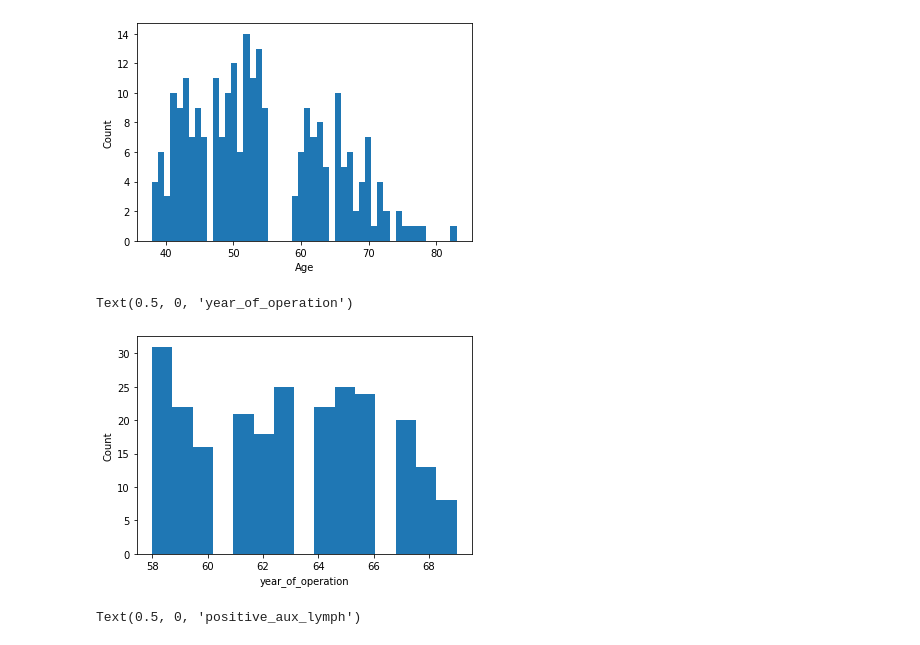
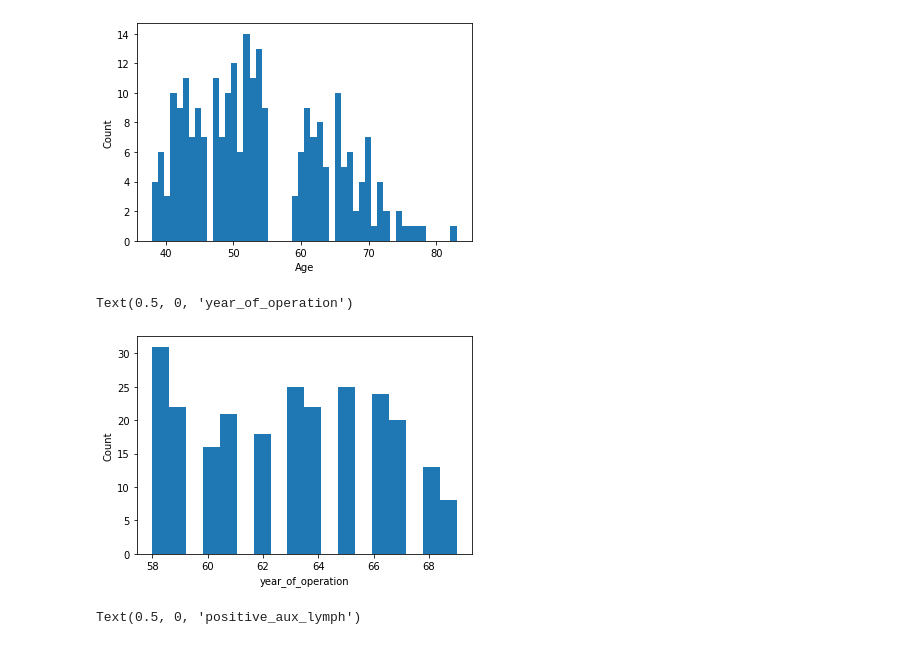
Before and after one commit to vaidhyesh1/Machine-Learning-HW, a Jupyter notebook: HW1.ipynb, the cells around one changed output. Drawn from its saved outputs; the diff is of its cells as text; code cells hidden in the pictures.

```diff
--- a/HW1.ipynb
+++ b/HW1.ipynb
@@ -32,12 +32,12 @@ plt.xlabel('Age')
 Text(0.5, 0, 'Age')
 [figure]
 # %%
-plt.hist(df_train['year_of_operation'].to_list(),bins = 15)
+plt.hist(df_train['year_of_operation'].to_list(),bins = 18)
 plt.ylabel('Count')
 plt.xlabel('year_of_operation')
 # %% [output]
 Text(0.5, 0, 'year_of_operation')
-[figure, old version]
+[figure, new version]
 # %%
 plt.hist(df_train['positive_aux_lymph'].to_list(),bins = 20)
 plt.ylabel('Count')
```
Also changed, not shown: parts of 1 cell of this notebook.
